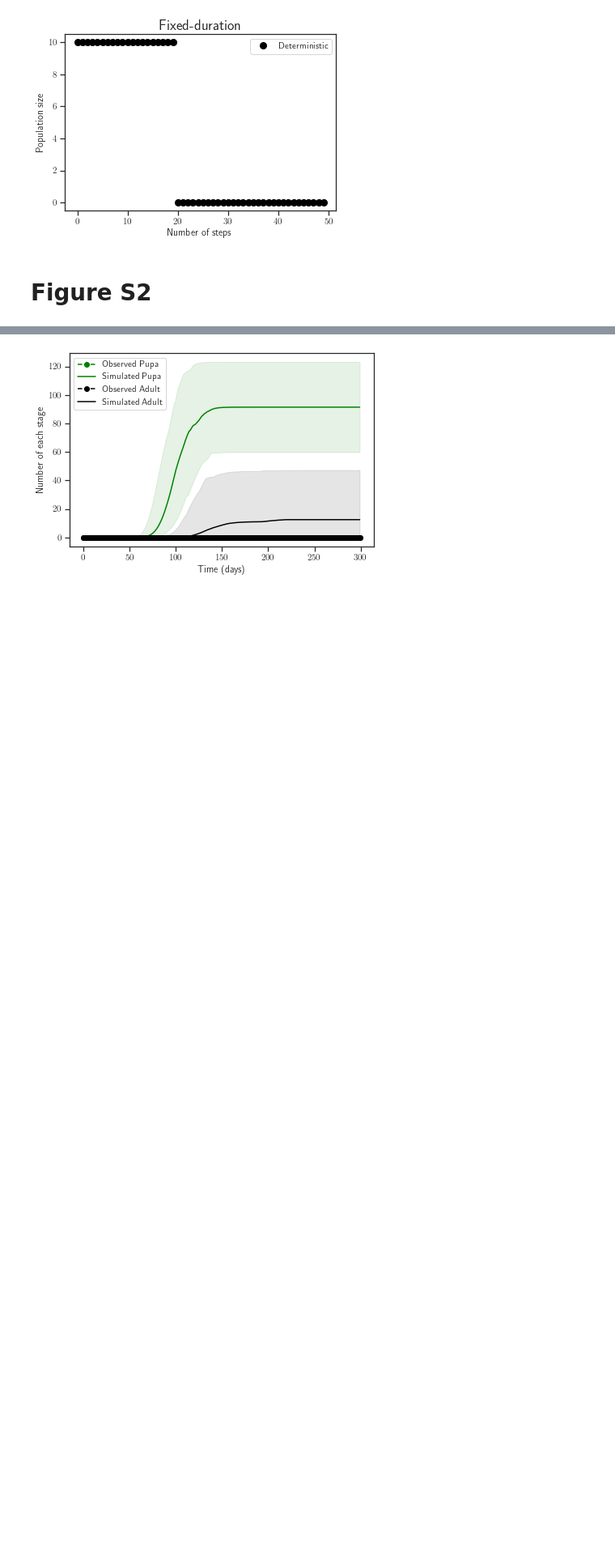
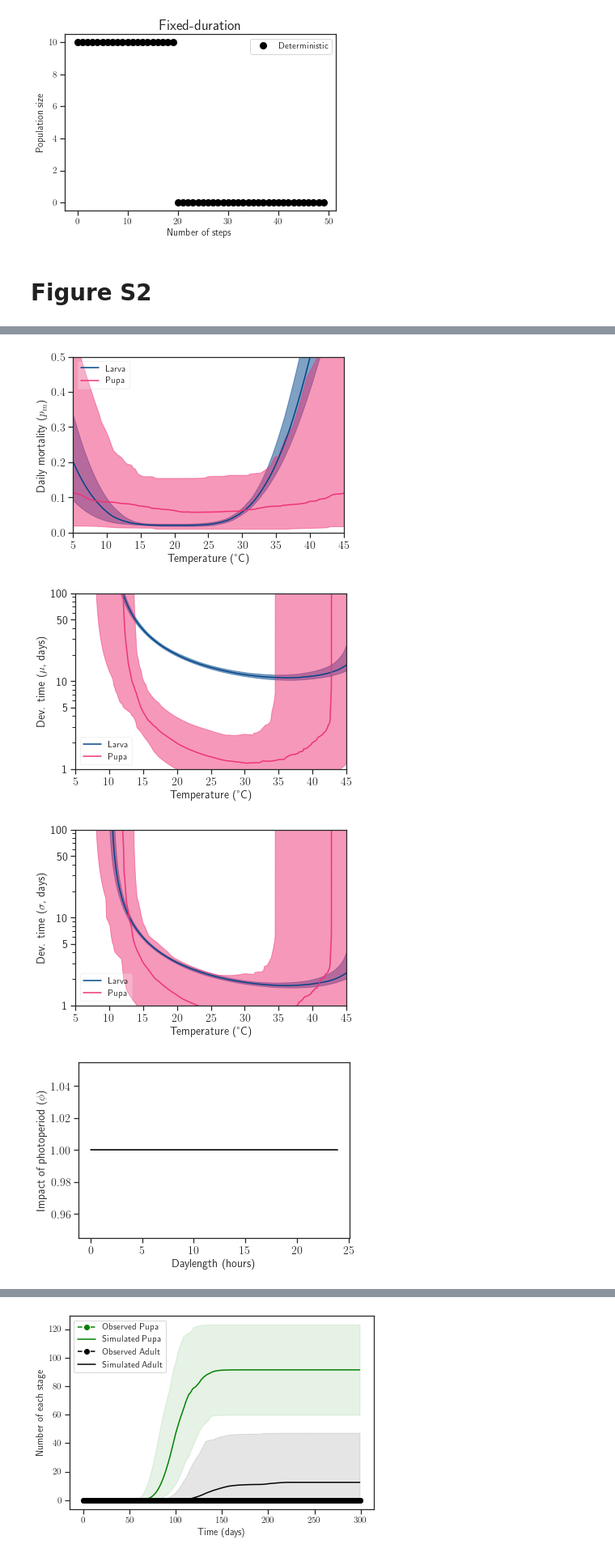
Before and after one commit to kerguler/sPop2-figures, a Jupyter notebook: figures_paper.ipynb, the cells around one changed output, grey strips where cells are left out. Shown at 81% size. Saved outputs shown, nothing was run; the diff lists cells and outputs as text; code cells hidden in the pictures; blank space fills up the shorter version.

```diff
--- a/figures_paper.ipynb
+++ b/figures_paper.ipynb
@@ -684,3 +690,10 @@ plt.show()
+# %%
+model.plotPDC(paramQ, ylog=True, subset=True, rate=False, xlim=[5,45], ylim=[1,100], ylimp=[0,0.5])
+# %% [output]
+[figure, added]
+[figure, added]
+[figure, added]
+[figure, added]
 # %%
 for grp in allgroups:
     model.plotMatches([obs[g] for g in grp],paramQ,dates=False,legend=True) # ,filename="figures/ttest_Cxquin_"+"_".join([str(g) for g in grp]),filetype="pdf")
```
Also changed, not shown: parts of 7 cells of this notebook, 1 other file.
